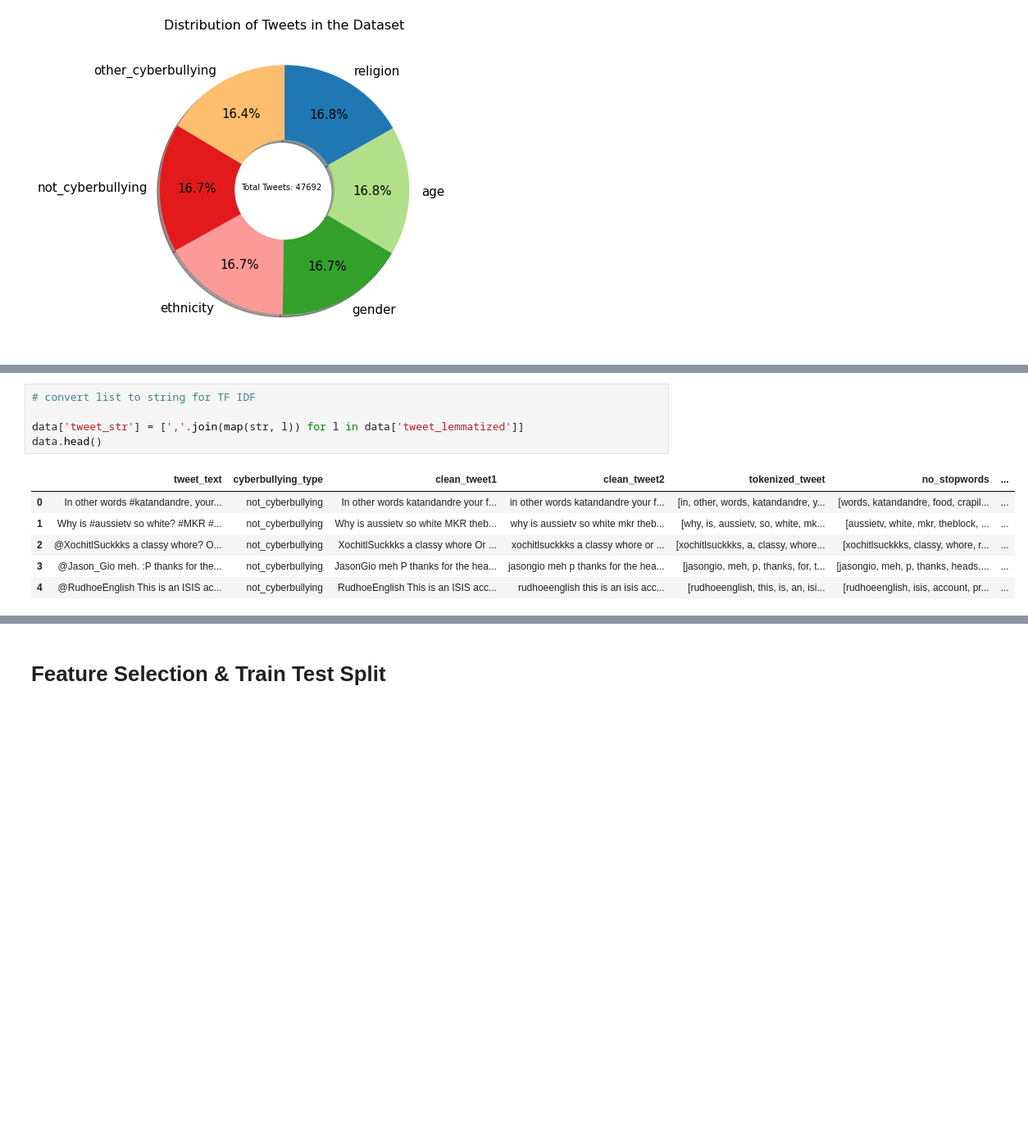
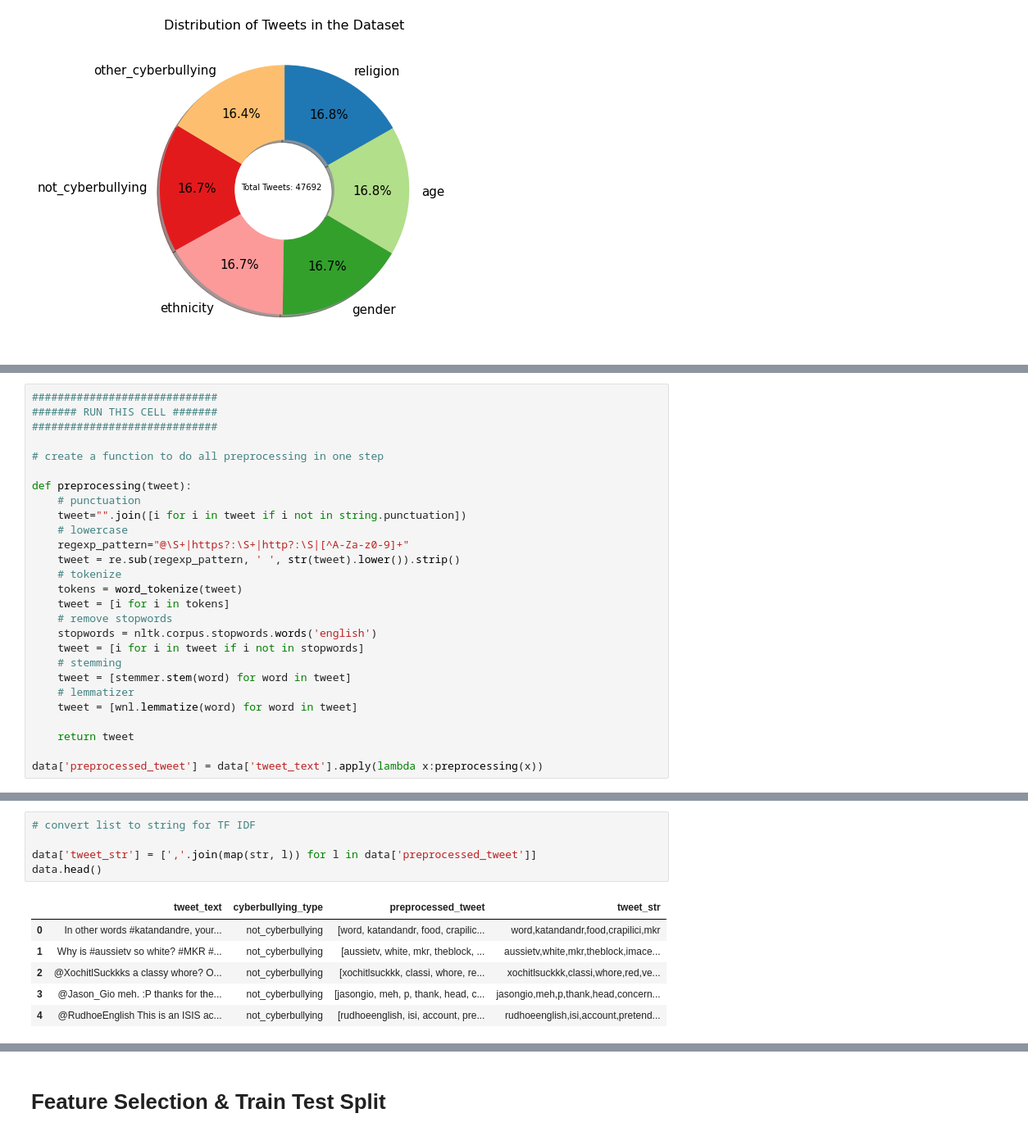
Before and after one commit to chiaracodes/EL-assignment, a Jupyter notebook: NaiveBayes_Binary_Lauren.ipynb, the cells around one changed output, grey strips where cells are left out. Shown: that part at 82% size. Drawn from its saved outputs; the diff is of its cells as text; blank space fills up the shorter version.

Commit message:
file clean up in my branch

```diff
--- a/Ensemble project.ipynb
+++ b/NaiveBayes_Binary_Lauren.ipynb
@@ -182,0 +137,27 @@ data[['no_stopwords','tweet_stemmed','tweet_lemmatized']].head(20)
+# %%
+#############################
+####### RUN THIS CELL #######
+#############################
+
+# create a function to do all preprocessing in one step
+
+def preprocessing(tweet):
+    # punctuation
+    tweet="".join([i for i in tweet if i not in string.punctuation])
+    # lowercase
+    regexp_pattern="@\S+|https?:\S+|http?:\S|[^A-Za-z0-9]+"
+    tweet = re.sub(regexp_pattern, ' ', str(tweet).lower()).strip()
+    # tokenize
+    tokens = word_tokenize(tweet)
+    tweet = [i for i in tokens]
+    # remove stopwords
+    stopwords = nltk.corpus.stopwords.words('english')
+    tweet = [i for i in tweet if i not in stopwords]
+    # stemming
+    tweet = [stemmer.stem(word) for word in tweet]
+    # lemmatizer
+    tweet = [wnl.lemmatize(word) for word in tweet]
+
+    return tweet
+
+data['preprocessed_tweet'] = data['tweet_text'].apply(lambda x:preprocessing(x))
@@ -183,15 +184,15 @@ data[['no_stopwords','tweet_stemmed','tweet_lemmatized']].head(20)
 # %%
 # convert list to string for TF IDF
 
-data['tweet_str'] = [','.join(map(str, l)) for l in data['tweet_lemmatized']]
+data['tweet_str'] = [','.join(map(str, l)) for l in data['preprocessed_tweet']]
 data.head()
 # %% [output]
-|  | tweet_text | cyberbullying_type | clean_tweet1 | clean_tweet2 | tokenized_tweet | no_stopwords | ... |
-| 0 | In other words #katandandre, your... | not_cyberbullying | In other words katandandre your f... | in other words katandandre your f... | [in, other, words, katandandre, y... | [words, katandandre, food, crapil... | ... |
-| 1 | Why is #aussietv so white? #MKR #... | not_cyberbullying | Why is aussietv so white MKR theb... | why is aussietv so white mkr theb... | [why, is, aussietv, so, white, mk... | [aussietv, white, mkr, theblock, ... | ... |
-| 2 | @XochitlSuckkks a classy whore? O... | not_cyberbullying | XochitlSuckkks a classy whore Or ... | xochitlsuckkks a classy whore or ... | [xochitlsuckkks, a, classy, whore... | [xochitlsuckkks, classy, whore, r... | ... |
-| 3 | @Jason_Gio meh. :P thanks for the... | not_cyberbullying | JasonGio meh P thanks for the hea... | jasongio meh p thanks for the hea... | [jasongio, meh, p, thanks, for, t... | [jasongio, meh, p, thanks, heads,... | ... |
-| 4 | @RudhoeEnglish This is an ISIS ac... | not_cyberbullying | RudhoeEnglish This is an ISIS acc... | rudhoeenglish this is an isis acc... | [rudhoeenglish, this, is, an, isi... | [rudhoeenglish, isis, account, pr... | ... |
+|  | tweet_text | cyberbullying_type | preprocessed_tweet | tweet_str |
+| 0 | In other words #katandandre, your... | not_cyberbullying | [word, katandandr, food, crapilic... | word,katandandr,food,crapilici,mkr |
+| 1 | Why is #aussietv so white? #MKR #... | not_cyberbullying | [aussietv, white, mkr, theblock, ... | aussietv,white,mkr,theblock,imace... |
+| 2 | @XochitlSuckkks a classy whore? O... | not_cyberbullying | [xochitlsuckkk, classi, whore, re... | xochitlsuckkk,classi,whore,red,ve... |
+| 3 | @Jason_Gio meh. :P thanks for the... | not_cyberbullying | [jasongio, meh, p, thank, head, c... | jasongio,meh,p,thank,head,concern... |
+| 4 | @RudhoeEnglish This is an ISIS ac... | not_cyberbullying | [rudhoeenglish, isi, account, pre... | rudhoeenglish,isi,account,pretend... |
 # %%
 # fully cleaned
 data.shape
```
Also changed, not shown: parts of 15 cells of this notebook.
